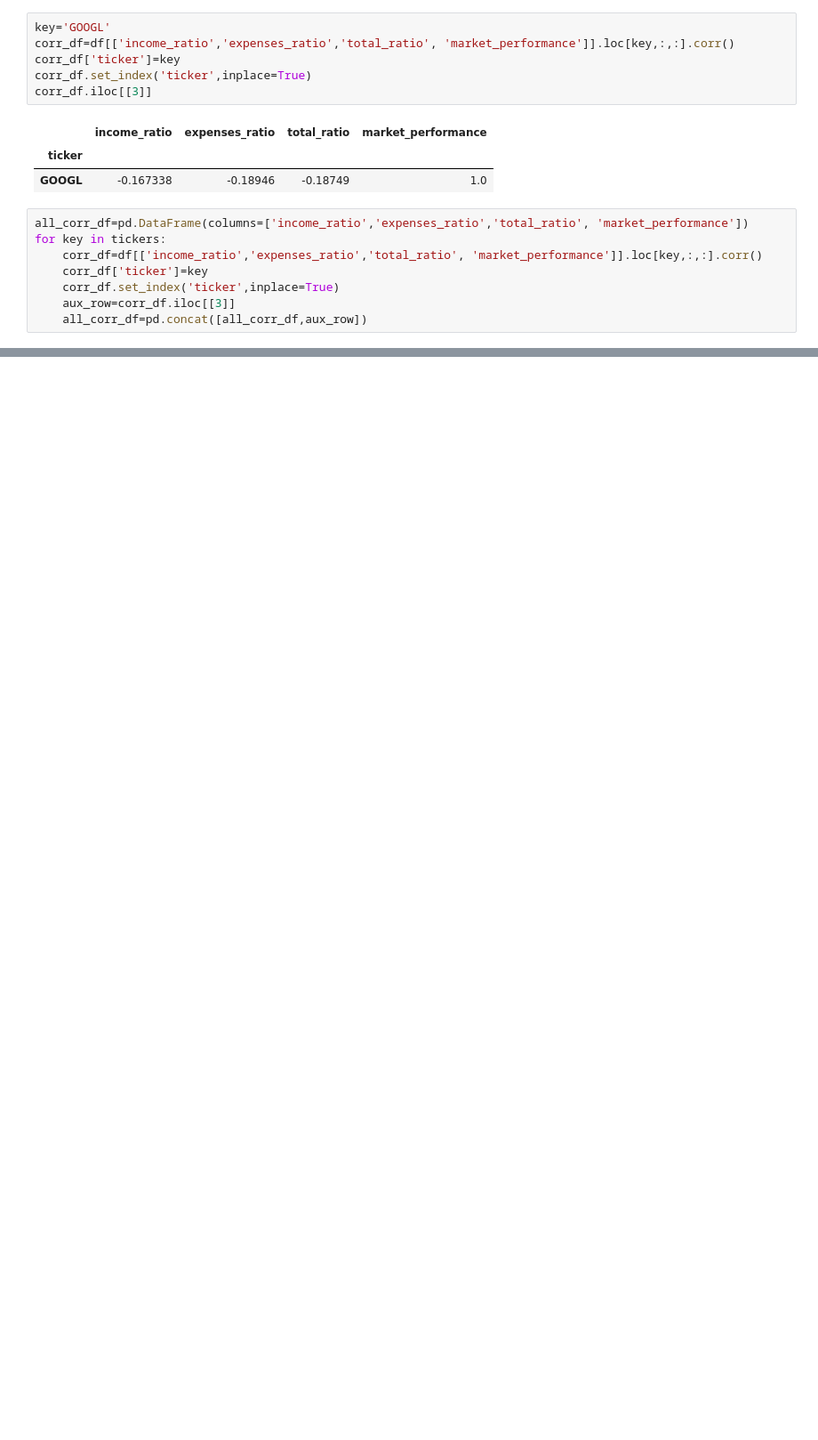
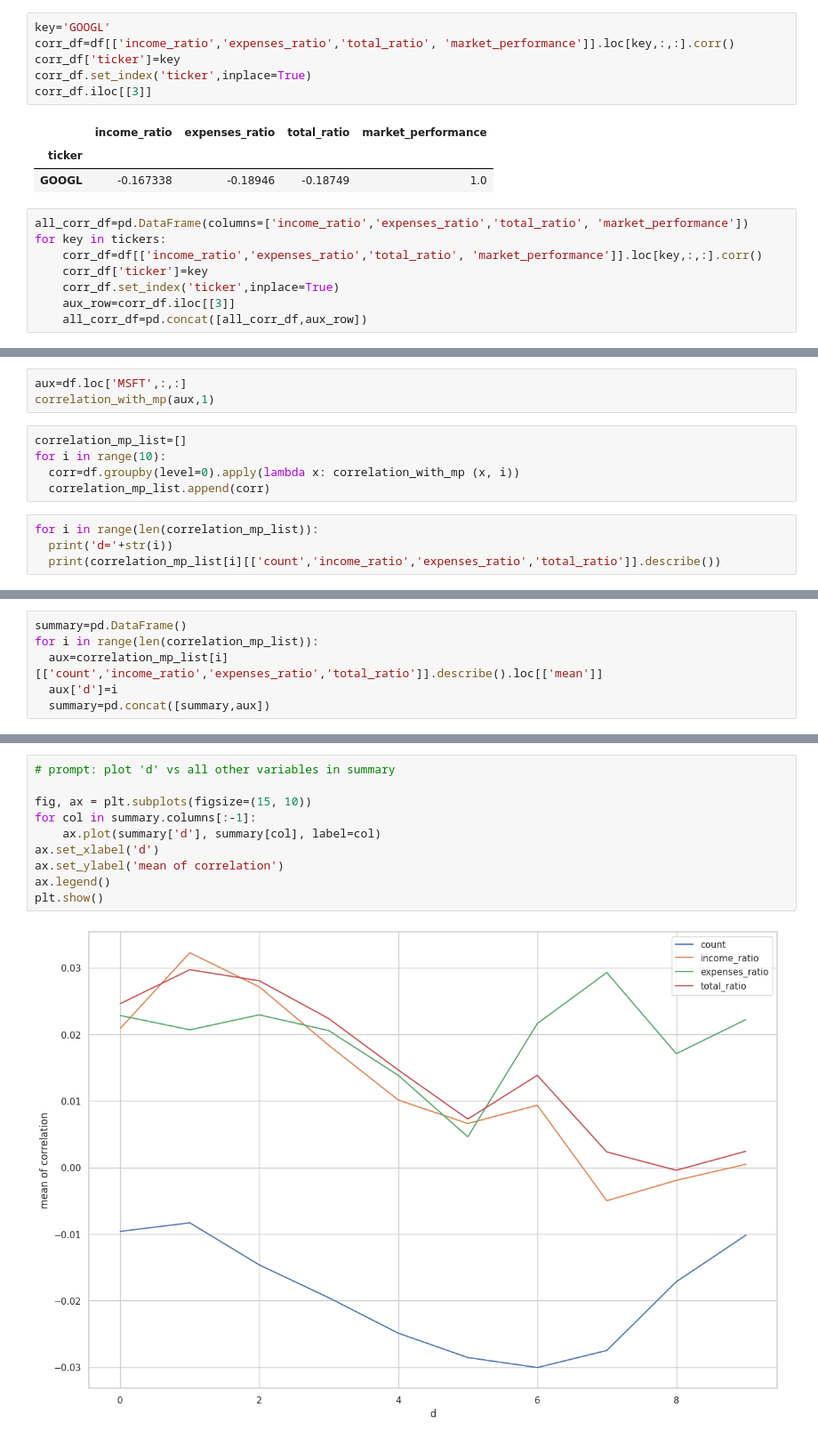
Before and after one commit to edwarddramirez/lobbying-market, a Jupyter notebook: data_modeling/correlations.ipynb, the cells around one changed output, grey strips where cells are left out. Shown at 89% size. Cells and saved outputs as stored; diff of their text form; blank space fills up the shorter version.

```diff
--- a/data_modeling/correlations.ipynb
+++ b/data_modeling/correlations.ipynb
@@ -69,0 +304,12 @@ all_corr_df.head()
+# %%
+aux=df.loc['MSFT',:,:]
+correlation_with_mp(aux,1)
+# %%
+correlation_mp_list=[]
+for i in range(10):
+  corr=df.groupby(level=0).apply(lambda x: correlation_with_mp (x, i))
+  correlation_mp_list.append(corr)
+# %%
+for i in range(len(correlation_mp_list)):
+  print('d='+str(i))
+  print(correlation_mp_list[i][['count','income_ratio','expenses_ratio','total_ratio']].describe())
@@ -69,0 +345,6 @@ all_corr_df.head()
+# %%
+summary=pd.DataFrame()
+for i in range(len(correlation_mp_list)):
+  aux=correlation_mp_list[i][['count','income_ratio','expenses_ratio','total_ratio']].describe().loc[['mean']]
+  aux['d']=i
+  summary=pd.concat([summary,aux])
@@ -69,0 +365,12 @@ all_corr_df.head()
+# %%
+# prompt: plot 'd' vs all other variables in summary
+
+fig, ax = plt.subplots(figsize=(15, 10))
+for col in summary.columns[:-1]:
+    ax.plot(summary['d'], summary[col], label=col)
+ax.set_xlabel('d')
+ax.set_ylabel('mean of correlation')
+ax.legend()
+plt.show()
+# %% [output]
+[figure, added]
```
Also changed, not shown: parts of 23 cells of this notebook, 14 other files.
